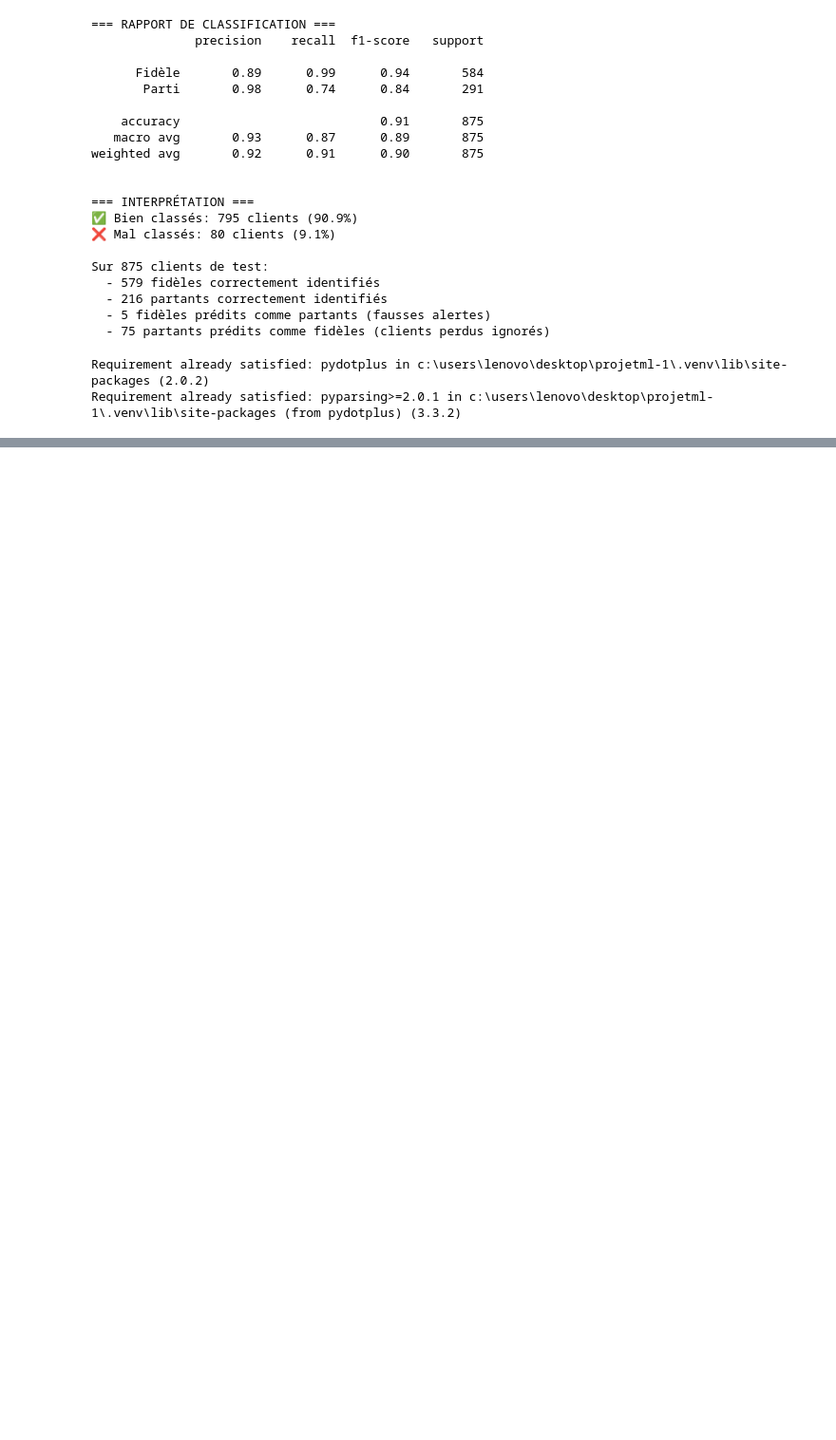
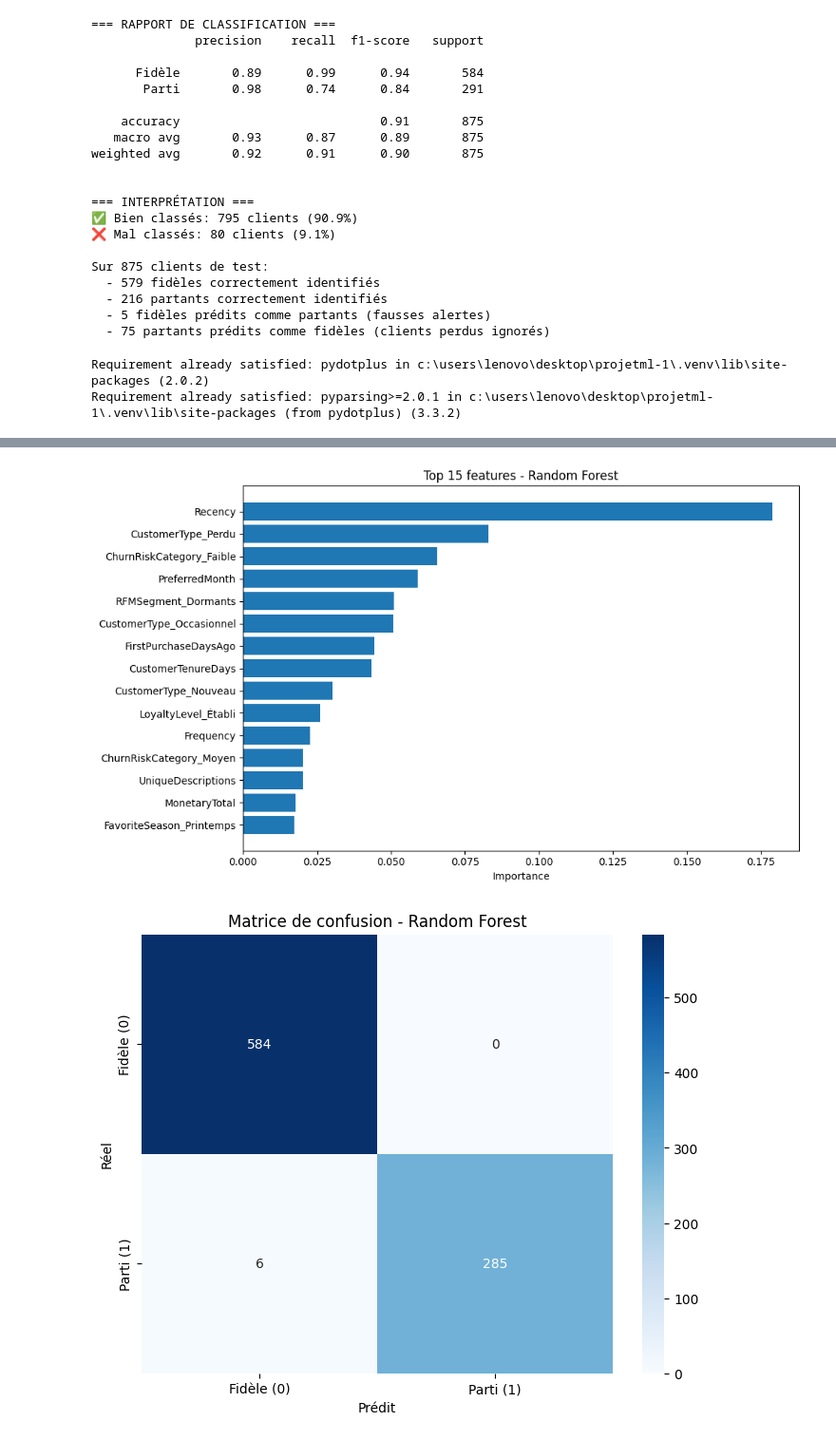
Before and after one commit to myriamBenAbd0607/ProjetML, a Jupyter notebook: notebooks/1-exploitationData.ipynb, the cells around one changed output, grey strips where cells are left out. Shown at 95% size. Saved outputs shown, nothing was run; the diff lists cells and outputs as text; code cells hidden in the pictures; blank space fills up the shorter version.

```diff
--- a/notebooks/1-exploitationData.ipynb
+++ b/notebooks/1-exploitationData.ipynb
@@ -774,0 +828,73 @@ except FileNotFoundError:
+# %%
+# =============================================
+# RANDOM FOREST POUR LA PRÉDICTION DU CHURN
+# =============================================
+
+from sklearn.ensemble import RandomForestClassifier
+from sklearn.metrics import accuracy_score, classification_report, confusion_matrix
+import matplotlib.pyplot as plt
+import seaborn as sns
+
+print("=== RANDOM FOREST CLASSIFIER ===")
+
+# 1. Créer le modèle avec 200 arbres
+clf_rf = RandomForestClassifier(
+    n_estimators=200,        # Nombre d'arbres
+    max_depth=10,             # Profondeur max (évite overfitting)
+    min_samples_split=10,     # Minimum pour diviser un nœud
+    min_samples_leaf=5,       # Minimum dans une feuille
+    max_features='sqrt',      # sqrt(n_features) à chaque split
+    oob_score=True,           # Évaluation Out-of-Bag
+    random_state=42,
+    n_jobs=-1                 # Utilise tous les processeurs
+)
+
+# 2. Entraîner le modèle
+print("\n=== ENTRAÎNEMENT ===")
+clf_rf.fit(X_train_encoded, y_train)
+print("✅ Modèle Random Forest entraîné avec succès!")
+
+# 3. Prédictions
+y_pred_rf = clf_rf.predict(X_test_encoded)
+
+# 4. Évaluation
+accuracy_rf = accuracy_score(y_test, y_pred_rf)
+print(f"\n=== RÉSULTATS ===")
+print(f"🎯 Exactitude (Accuracy): {accuracy_rf:.4f} ({accuracy_rf*100:.1f}%)")
+print(f"📊 Score OOB (Out-of-Bag): {clf_rf.oob_score_:.4f}")
+
+# 5. Comparaison avec les autres modèles
+print(f"\n=== COMPARAISON DES MODÈLES ===")
+print(f"KNN:             0.9086 (90.9%)")
+print(f"Arbre de décision: 1.0000 (100.0%)")
+print(f"Random Forest:    {accuracy_rf:.4f} ({accuracy_rf*100:.1f}%)")
+
+# 6. Features importantes
+importances = pd.DataFrame({
+    'feature': X_train_encoded.columns,
+    'importance': clf_rf.feature_importances_
+}).sort_values('importance', ascending=False).head(15)
+
+print("\n=== TOP 15 FEATURES LES PLUS IMPORTANTES ===")
+print(importances)
+
+# Visualisation
+plt.figure(figsize=(10, 6))
+plt.barh(importances['feature'], importances['importance'])
+plt.xlabel('Importance')
+plt.title('Top 15 features - Random Forest')
+plt.gca().invert_yaxis()
+plt.tight_layout()
+plt.show()
+
+# 7. Matrice de confusion
+cm_rf = confusion_matrix(y_test, y_pred_rf)
+plt.figure(figsize=(8, 6))
+sns.heatmap(cm_rf, annot=True, fmt='d', cmap='Blues',
+            xticklabels=['Fidèle (0)', 'Parti (1)'],
+            yticklabels=['Fidèle (0)', 'Parti (1)'])
+plt.title('Matrice de confusion - Random Forest')
+plt.ylabel('Réel')
+plt.xlabel('Prédit')
+plt.show()
+# %% [output]
@@ -774,0 +918,2 @@ except FileNotFoundError:
+[figure, added]
+[figure, added]
```
Also changed, not shown: parts of 23 cells of this notebook, 15 other files.
